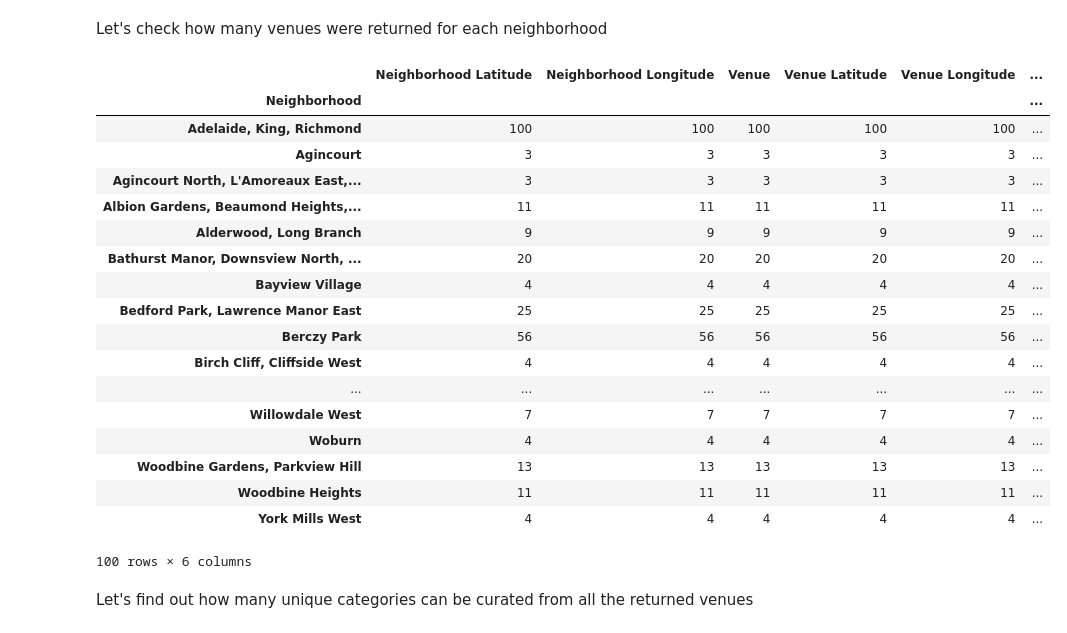
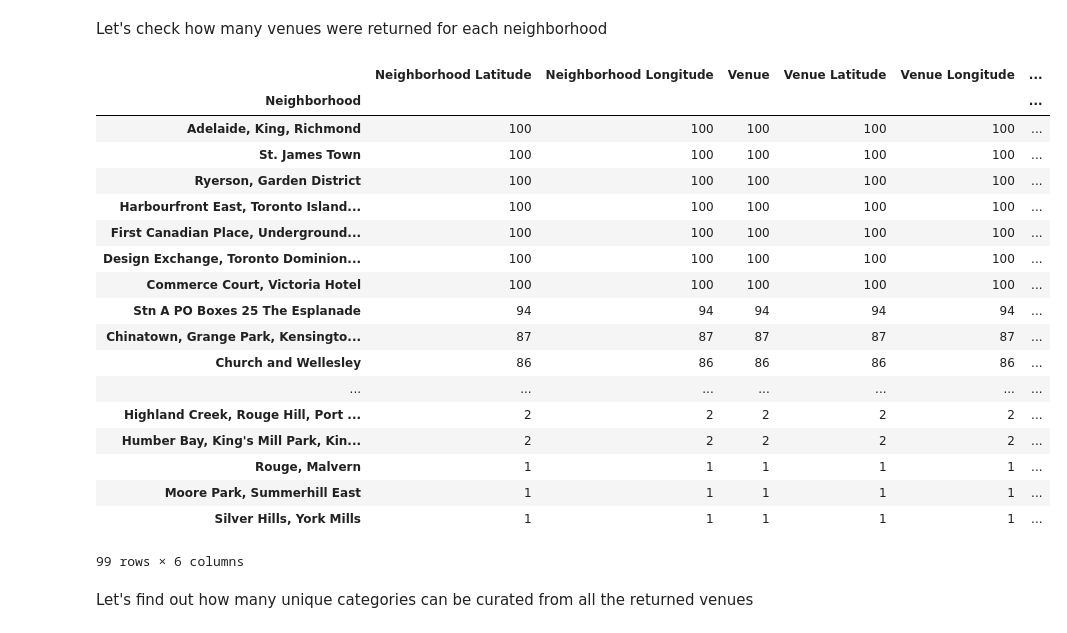
Before and after one commit to bc123456/Coursera_Capstone, a Jupyter notebook: The Battle of Neighborhoods - Full Report.ipynb, the cells around one changed output. Saved outputs shown, nothing was run; the diff lists cells and outputs as text; code cells hidden in the pictures.

```diff
--- a/The Battle of Neighborhoods - Full Report.ipynb
+++ b/The Battle of Neighborhoods - Full Report.ipynb
@@ -250,27 +249,27 @@ print(toronto_venues.shape)
 # %% [markdown]
 Let's check how many venues were returned for each neighborhood
 # %%
-toronto_venues.groupby('Neighborhood').count()
+toronto_venues.groupby('Neighborhood').count().sort_values('Venue', ascending=False)
 # %% [output]
 |  | Neighborhood Latitude | Neighborhood Longitude | Venue | Venue Latitude | Venue Longitude | ... |
 | Neighborhood |  |  |  |  |  | ... |
 | Adelaide, King, Richmond | 100 | 100 | 100 | 100 | 100 | ... |
-| Agincourt | 3 | 3 | 3 | 3 | 3 | ... |
-| Agincourt North, L'Amoreaux East,... | 3 | 3 | 3 | 3 | 3 | ... |
-| Albion Gardens, Beaumond Heights,... | 11 | 11 | 11 | 11 | 11 | ... |
-| Alderwood, Long Branch | 9 | 9 | 9 | 9 | 9 | ... |
-| Bathurst Manor, Downsview North, ... | 20 | 20 | 20 | 20 | 20 | ... |
-| Bayview Village | 4 | 4 | 4 | 4 | 4 | ... |
-| Bedford Park, Lawrence Manor East | 25 | 25 | 25 | 25 | 25 | ... |
-| Berczy Park | 56 | 56 | 56 | 56 | 56 | ... |
-| Birch Cliff, Cliffside West | 4 | 4 | 4 | 4 | 4 | ... |
+| St. James Town | 100 | 100 | 100 | 100 | 100 | ... |
+| Ryerson, Garden District | 100 | 100 | 100 | 100 | 100 | ... |
+| Harbourfront East, Toronto Island... | 100 | 100 | 100 | 100 | 100 | ... |
+| First Canadian Place, Underground... | 100 | 100 | 100 | 100 | 100 | ... |
+| Design Exchange, Toronto Dominion... | 100 | 100 | 100 | 100 | 100 | ... |
+| Commerce Court, Victoria Hotel | 100 | 100 | 100 | 100 | 100 | ... |
+| Stn A PO Boxes 25 The Esplanade | 94 | 94 | 94 | 94 | 94 | ... |
+| Chinatown, Grange Park, Kensingto... | 87 | 87 | 87 | 87 | 87 | ... |
+| Church and Wellesley | 86 | 86 | 86 | 86 | 86 | ... |
 | ... | ... | ... | ... | ... | ... | ... |
-| Willowdale West | 7 | 7 | 7 | 7 | 7 | ... |
-| Woburn | 4 | 4 | 4 | 4 | 4 | ... |
-| Woodbine Gardens, Parkview Hill | 13 | 13 | 13 | 13 | 13 | ... |
-| Woodbine Heights | 11 | 11 | 11 | 11 | 11 | ... |
-| York Mills West | 4 | 4 | 4 | 4 | 4 | ... |
+| Highland Creek, Rouge Hill, Port ... | 2 | 2 | 2 | 2 | 2 | ... |
+| Humber Bay, King's Mill Park, Kin... | 2 | 2 | 2 | 2 | 2 | ... |
+| Rouge, Malvern | 1 | 1 | 1 | 1 | 1 | ... |
+| Moore Park, Summerhill East | 1 | 1 | 1 | 1 | 1 | ... |
+| Silver Hills, York Mills | 1 | 1 | 1 | 1 | 1 | ... |
-100 rows × 6 columns
+99 rows × 6 columns
 # %% [markdown]
 Let's find out how many unique categories can be curated from all the returned venues
 # %%
```
Also changed, not shown: parts of 24 cells of this notebook, 6 other files.
